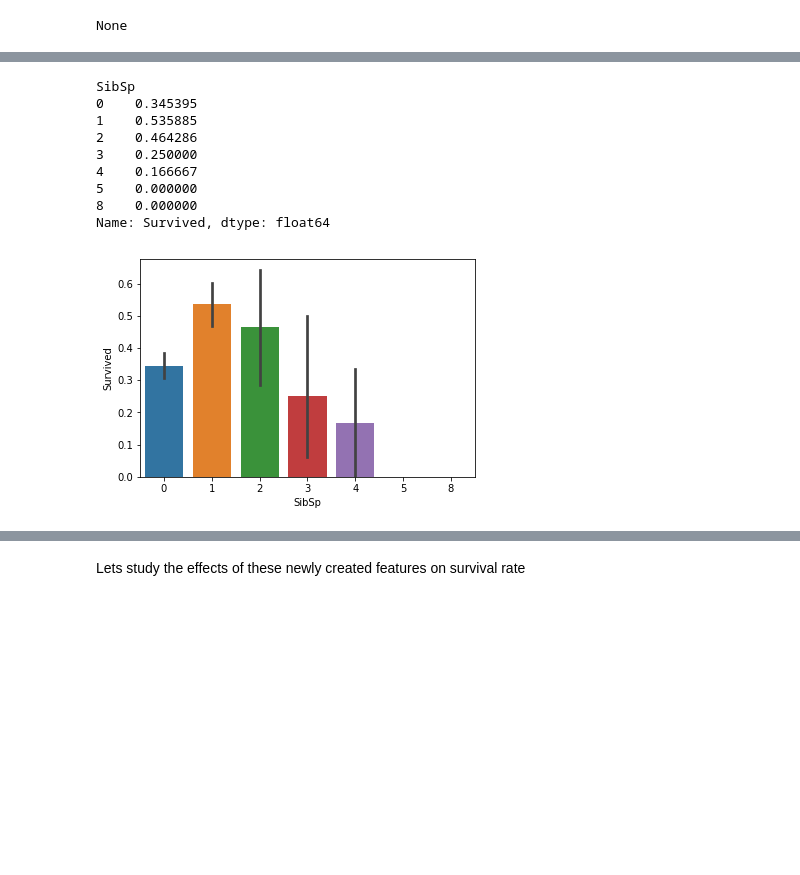
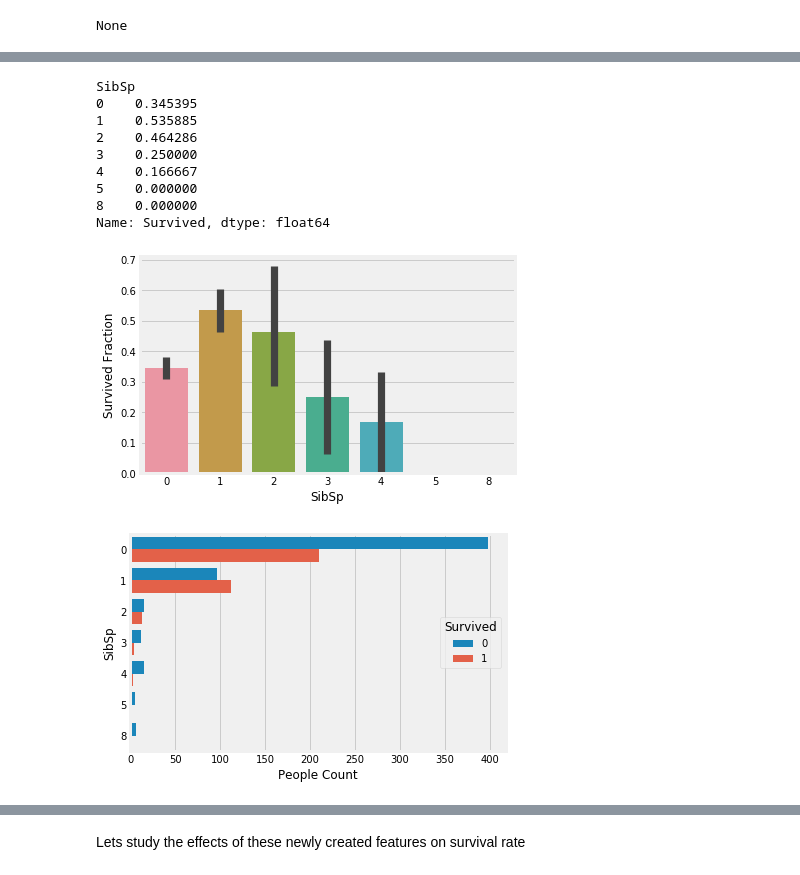
Before and after one commit to ishansoni22/kaggle, a Jupyter notebook: titanic_survival_exploration/notebook.ipynb, the cells around one changed output, grey strips where cells are left out. Saved outputs shown, nothing was run; the diff lists cells and outputs as text; code cells hidden in the pictures; blank space fills up the shorter version.

Commit message:
master
Titanic Survival Exploration.

```diff
--- a/titanic_survival_exploration/notebook.ipynb
+++ b/titanic_survival_exploration/notebook.ipynb
@@ -11,23 +27,16 @@
 # %%
-# Importing important libraries & the data set.
+# Importing important libraries
 
 import pandas as pd
 import numpy as np
 import matplotlib.pyplot as plt
+plt.style.use('fivethirtyeight')
 import seaborn as sns
 
 from IPython.display import display
 %matplotlib inline
 
-train_df = pd.read_csv("train.csv")
-test_df = pd.read_csv("test.csv")
-passenger_ids = test_df["PassengerId"]
+# Ignore warnings
 
-# Have a peek at the data.
-
-display(train_df.sample(n = 3))
-display(test_df.sample(n = 3))
-
-#ignore warnings
 import warnings
 warnings.filterwarnings('ignore')
@@ -170,21 +301,27 @@ Name: Survived, dtype: float64
 # %%
-# TODO Find realtionship b/w Parch/ SibSp and Survival
+# Find realtionship b/w Parch/ SibSp and Survival
 
 print(train_df.groupby("SibSp")["Survived"].mean())
 
 sns.barplot(x = "SibSp", y = "Survived", data = train_df)
+plt.ylabel("Survived Fraction")
 plt.show()
+
+sns.countplot(y = "SibSp", hue = "Survived", data = train_df)
+plt.xlabel("People Count")
+plt.show()
 # %% [output]
 SibSp
 0    0.345395
 1    0.535885
 2    0.464286
 3    0.250000
 4    0.166667
 5    0.000000
 8    0.000000
 Name: Survived, dtype: float64
-[figure, old version]
+[figure, new version]
+[figure, added]
 # %%
 print(train_df.groupby("Parch")["Survived"].mean())
 
```
Also changed, not shown: parts of 77 cells of this notebook, 4 other files.
